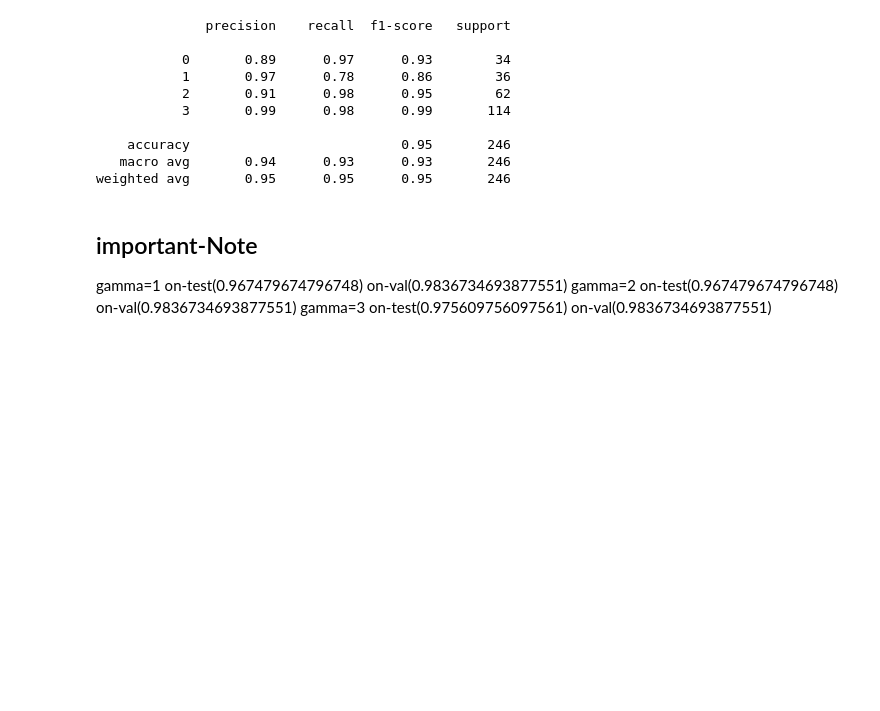
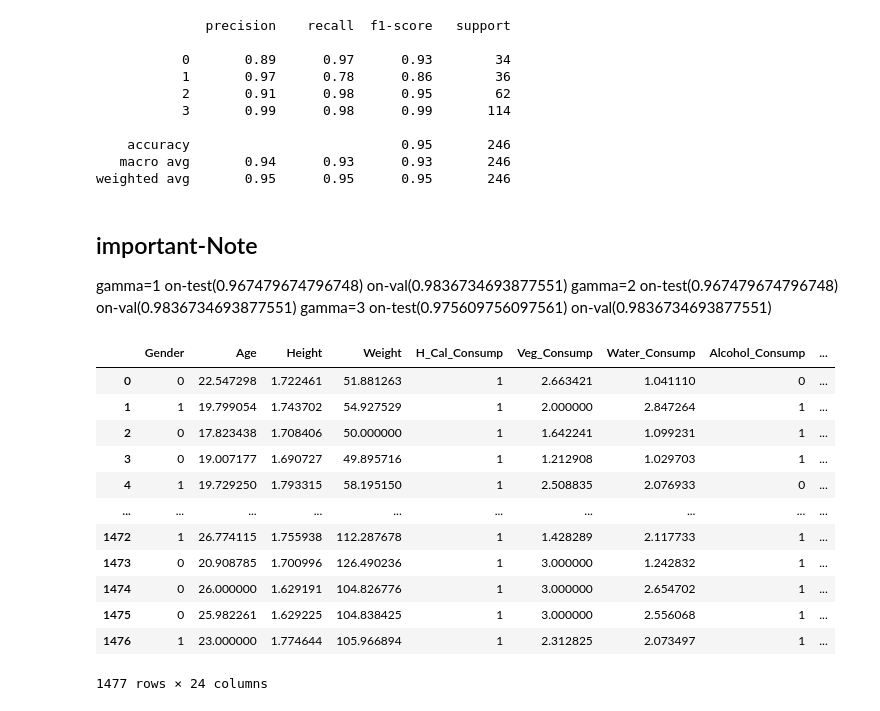
Before and after one commit to Thebrownboy/BioMetrica, a Jupyter notebook: Pipe_Line.ipynb, the cells around one changed output. Drawn from its saved outputs; the diff is of its cells as text; code cells hidden in the pictures; blank space fills up the shorter version.

```diff
--- a/Pipe_Line.ipynb
+++ b/Pipe_Line.ipynb
@@ -172,3 +172,19 @@ gamma=3 on-test(0.975609756097561) on-val(0.9836734693877551)
 
 
 # meal_Count log transforamtion has increase the skewness
+# %%
+df_original
+# %% [output]
+|  | Gender | Age | Height | Weight | H_Cal_Consump | Veg_Consump | Water_Consump | Alcohol_Consump | ... |
+| 0 | 0 | 22.547298 | 1.722461 | 51.881263 | 1 | 2.663421 | 1.041110 | 0 | ... |
+| 1 | 1 | 19.799054 | 1.743702 | 54.927529 | 1 | 2.000000 | 2.847264 | 1 | ... |
+| 2 | 0 | 17.823438 | 1.708406 | 50.000000 | 1 | 1.642241 | 1.099231 | 1 | ... |
+| 3 | 0 | 19.007177 | 1.690727 | 49.895716 | 1 | 1.212908 | 1.029703 | 1 | ... |
+| 4 | 1 | 19.729250 | 1.793315 | 58.195150 | 1 | 2.508835 | 2.076933 | 0 | ... |
+| ... | ... | ... | ... | ... | ... | ... | ... | ... | ... |
+| 1472 | 1 | 26.774115 | 1.755938 | 112.287678 | 1 | 1.428289 | 2.117733 | 1 | ... |
+| 1473 | 0 | 20.908785 | 1.700996 | 126.490236 | 1 | 3.000000 | 1.242832 | 1 | ... |
+| 1474 | 0 | 26.000000 | 1.629191 | 104.826776 | 1 | 3.000000 | 2.654702 | 1 | ... |
+| 1475 | 0 | 25.982261 | 1.629225 | 104.838425 | 1 | 3.000000 | 2.556068 | 1 | ... |
+| 1476 | 1 | 23.000000 | 1.774644 | 105.966894 | 1 | 2.312825 | 2.073497 | 1 | ... |
+1477 rows × 24 columns
```
Also changed, not shown: 5 other files.
